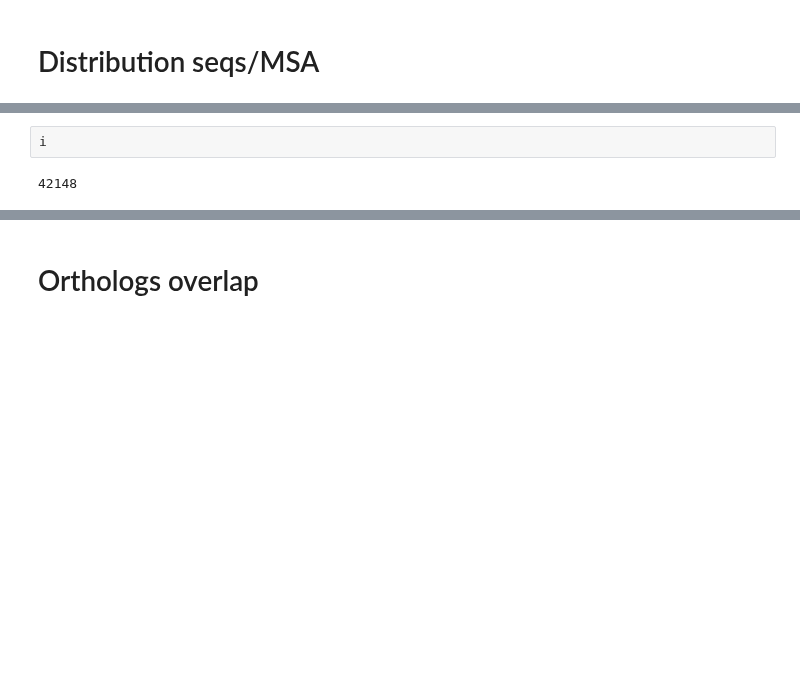
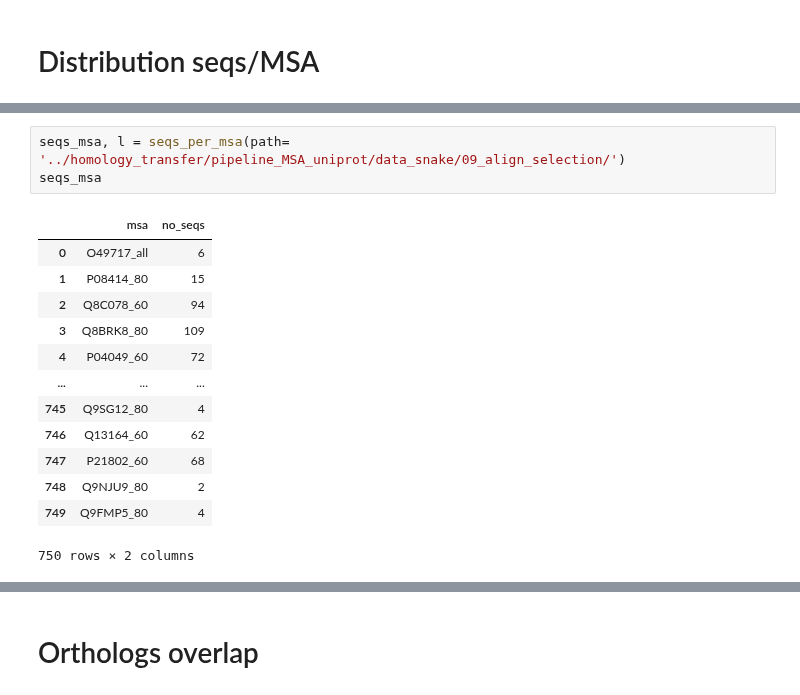
Before and after one commit to alvaro-2/cis-reg, a Jupyter notebook: scripts/orthologs.ipynb, the cells around one changed output, grey strips where cells are left out. Cells and saved outputs as stored; diff of their text form; blank space fills up the shorter version.

```diff
--- a/scripts/orthologs.ipynb
+++ b/scripts/orthologs.ipynb
@@ -46,4 +52,17 @@ for filename in os.listdir(path):
-# %%
-i
-# %% [output]
-42148
+# %%
+seqs_msa, l = seqs_per_msa(path= '../homology_transfer/pipeline_MSA_uniprot/data_snake/09_align_selection/')
+seqs_msa
+# %% [output]
+|  | msa | no_seqs |
+| 0 | O49717_all | 6 |
+| 1 | P08414_80 | 15 |
+| 2 | Q8C078_60 | 94 |
+| 3 | Q8BRK8_80 | 109 |
+| 4 | P04049_60 | 72 |
+| ... | ... | ... |
+| 745 | Q9SG12_80 | 4 |
+| 746 | Q13164_60 | 62 |
+| 747 | P21802_60 | 68 |
+| 748 | Q9NJU9_80 | 2 |
+| 749 | Q9FMP5_80 | 4 |
+750 rows × 2 columns
```
Also changed, not shown: parts of 23 cells of this notebook.
